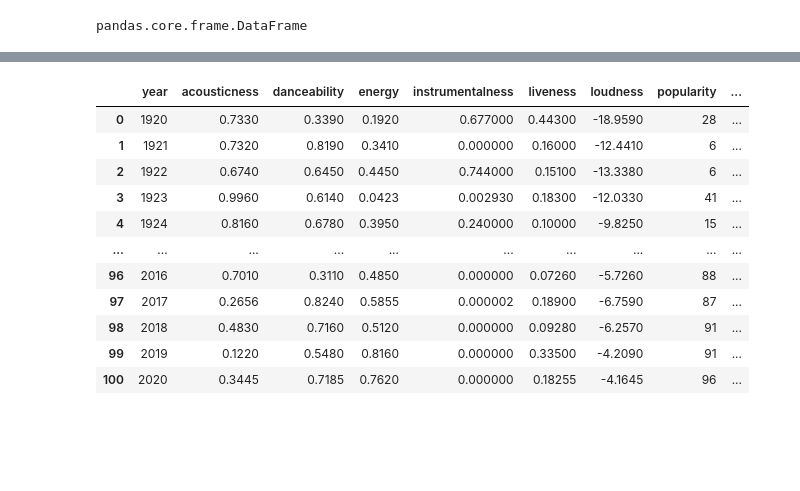
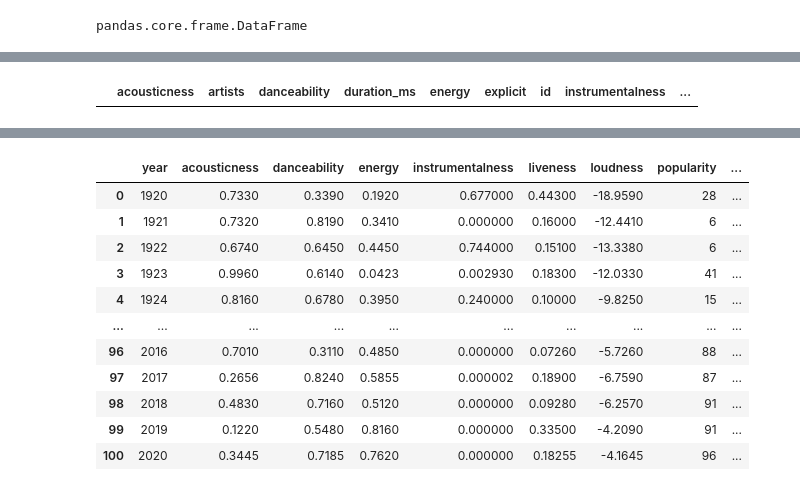
Before and after one commit to shchee5/TurnUptheData, a Jupyter notebook: Resources/CleanFullData.ipynb, the cells around one changed output, grey strips where cells are left out. Cells and saved outputs as stored; diff of their text form; code cells hidden in the pictures; blank space fills up the shorter version.

Commit message:
Added data for analysis!

```diff
--- a/Resources/CleanFullData.ipynb
+++ b/Resources/CleanFullData.ipynb
@@ -88 +92,8 @@ year_list = range(1920,2021,1)
+# %%
+columns_1 = df.columns[0:]
+
+df_final = pd.DataFrame(columns = columns_1)
+df_final
+# %% [output]
+|  | acousticness | artists | danceability | duration_ms | energy | explicit | id | instrumentalness | ... |
 # %%
```
Also changed, not shown: parts of 6 cells of this notebook, 2 other files.
